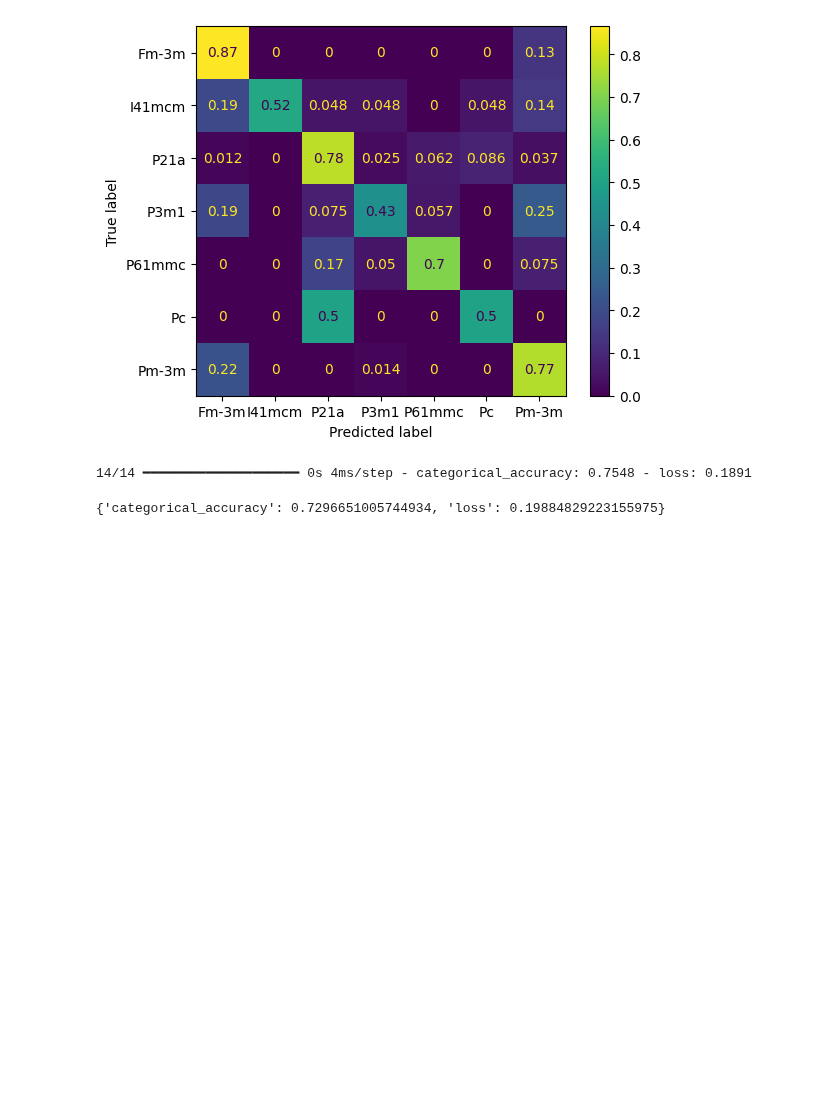
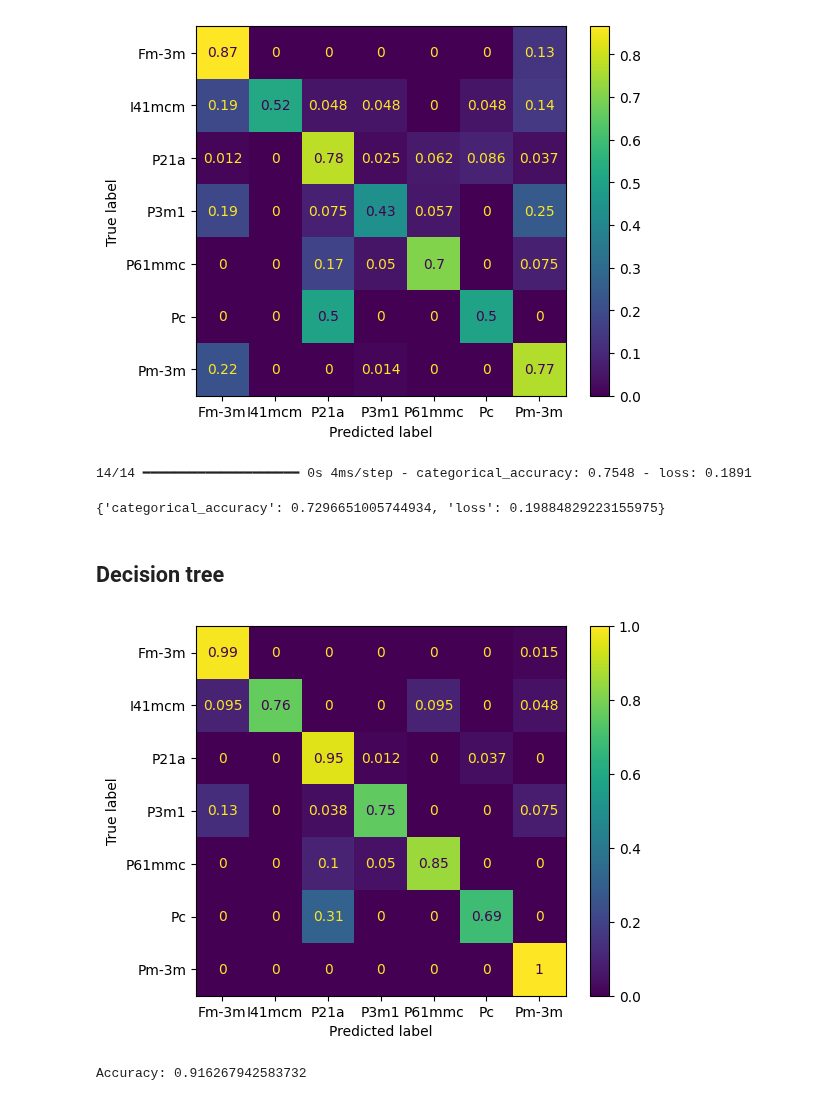
Before and after one commit to Stulejarz/DLP_autoXRD, a Jupyter notebook: model_evaluation.ipynb, the cells around one changed output. Cells and saved outputs as stored; diff of their text form; code cells hidden in the pictures; blank space fills up the shorter version.

Commit message:
model training and evaluating notebook with decision tree

```diff
--- a/model_evaluation.ipynb
+++ b/model_evaluation.ipynb
@@ -222,0 +225,24 @@ def batchnorm_model(train_dim, train_y_hot, test_x, test_y):
+# %%
+import xgboost as xgb
+def decision_tree(train_dim, train_y_hot):
+
+    # Convert one-hot encoding to class indices
+    #have to convert one hot back to indices
+    y_train = np.argmax(train_y_hot, axis=1)
+    x_training = train_dim.reshape(train_dim.shape[0], -1)
+    # Create DMatrix for XGBoost
+    dtrain = xgb.DMatrix(x_training, label=y_train)
+    # dtest = xgb.DMatrix(X_test, label=y_test)
+
+    # XGBoost parameters for multiclass classification
+    params = {
+        "objective": "multi:softmax",  # Multi-class classification
+        "num_class": 7,  # Number of classes
+        "eval_metric": "mlogloss",  # Multi-class log loss
+    }
+
+    # Train the model
+    num_round = 100  # Number of boosting rounds
+    model = xgb.train(params, dtrain, num_round)
+
+    return model
@@ -293,3 +323,5 @@ Epoch 100/100
+# %%
+model_tree = decision_tree(train_dim, train_y_hot)
 # %% [markdown]
 # Evaluating the models
 # %% [markdown]
@@ -313,3 +345,22 @@ cnn_batchnorm_model.evaluate(test_x, test_y, return_dict = True)
 [figure]
 14/14 ━━━━━━━━━━━━━━━━━━━━ 0s 4ms/step - categorical_accuracy: 0.7548 - loss: 0.1891
 {'categorical_accuracy': 0.7296651005744934, 'loss': 0.19884829223155975}
+# %% [markdown]
+## Decision tree
+# %%
+from sklearn.metrics import accuracy_score
+
+dtest = xgb.DMatrix(X_test, label=y_test)
+
+y_pred = model_tree.predict(dtest)
+
+cm = confusion_matrix(y_test, y_pred, normalize='true')
+disp = ConfusionMatrixDisplay(confusion_matrix=cm, display_labels=np.unique(label_theo))
+disp.plot()
+plt.show()
+
+accuracy = accuracy_score(y_test, y_pred)
+print(f"Accuracy: {accuracy}")
+# %% [output]
+[figure, added]
+Accuracy: 0.916267942583732
```
Also changed, not shown: parts of 3 cells of this notebook.
